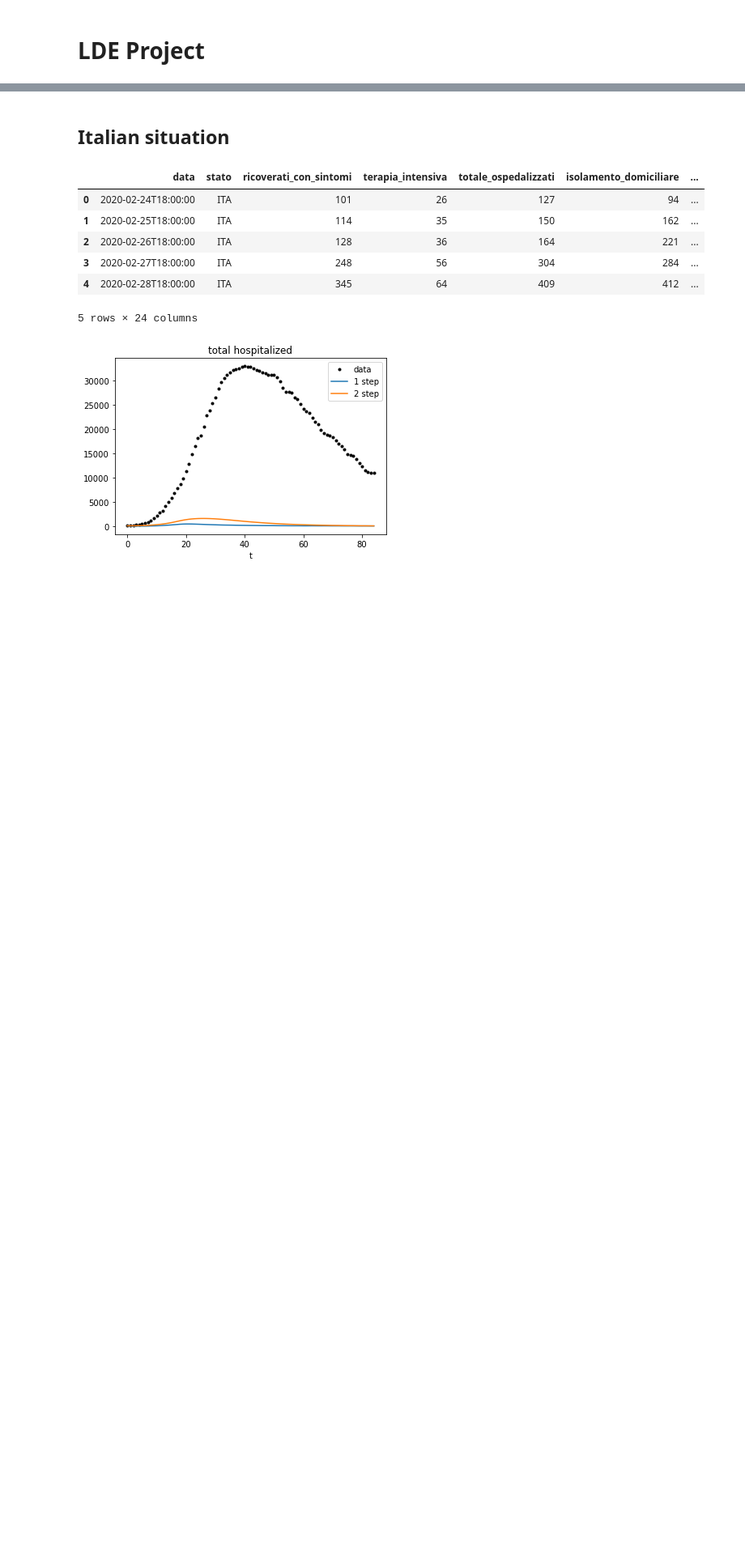
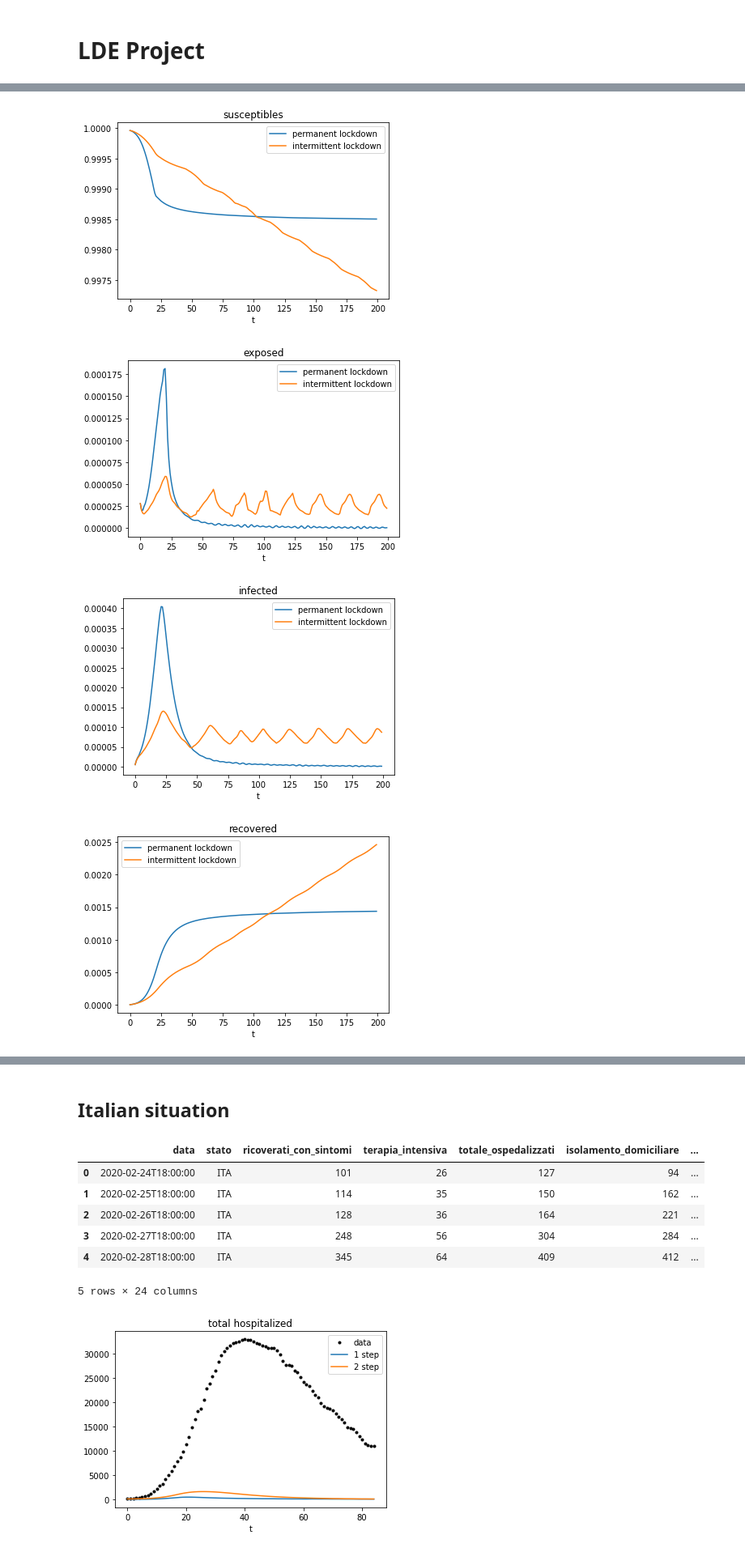
Before and after one commit to giuliacampesan/LDEProject, a Jupyter notebook: LDE_Project.ipynb, the cells around one changed output, grey strips where cells are left out. Shown at 81% size. Saved outputs shown, nothing was run; the diff lists cells and outputs as text; code cells hidden in the pictures; blank space fills up the shorter version.

```diff
--- a/LDE_Project.ipynb
+++ b/LDE_Project.ipynb
@@ -84,0 +209,15 @@ x2 = [S2, E2, I2, R2, H2, D2]
+# %%
+names = ['susceptibles', 'exposed', 'infected', 'recovered', 'hospitalized', 'deads']
+
+for i,(col4,col3) in enumerate(zip(x4, x3)):
+    plt.figure(i)
+    plt.plot(t, col4.T, label = 'permanent lockdown')
+    plt.plot(t, col3.T, label = 'intermittent lockdown')
+    plt.xlabel('t')
+    plt.legend()
+    plt.title(names[i])
+# %% [output]
+[figure, added]
+[figure, added]
+[figure, added]
+[figure, added]
```
Also changed, not shown: parts of 19 cells of this notebook.
